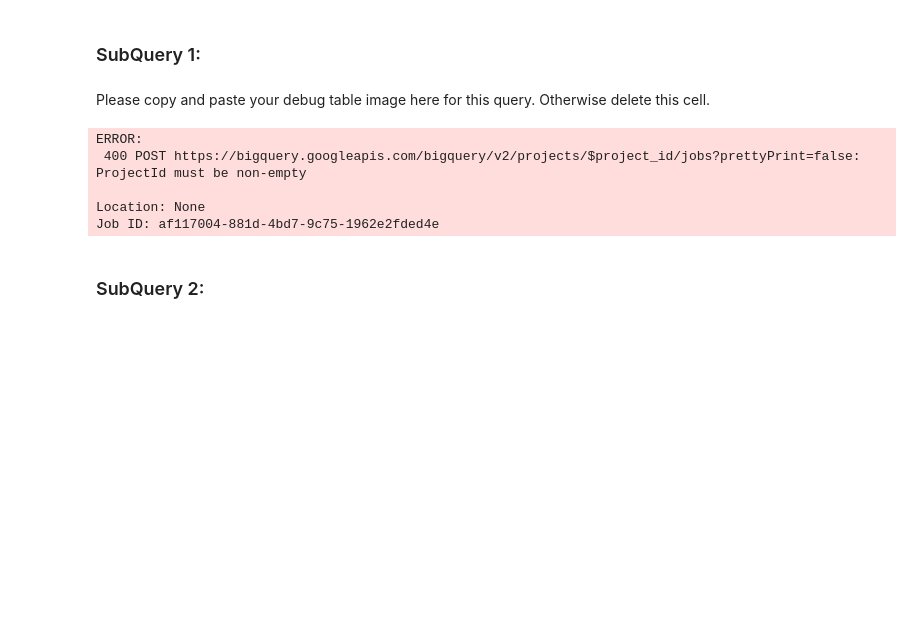
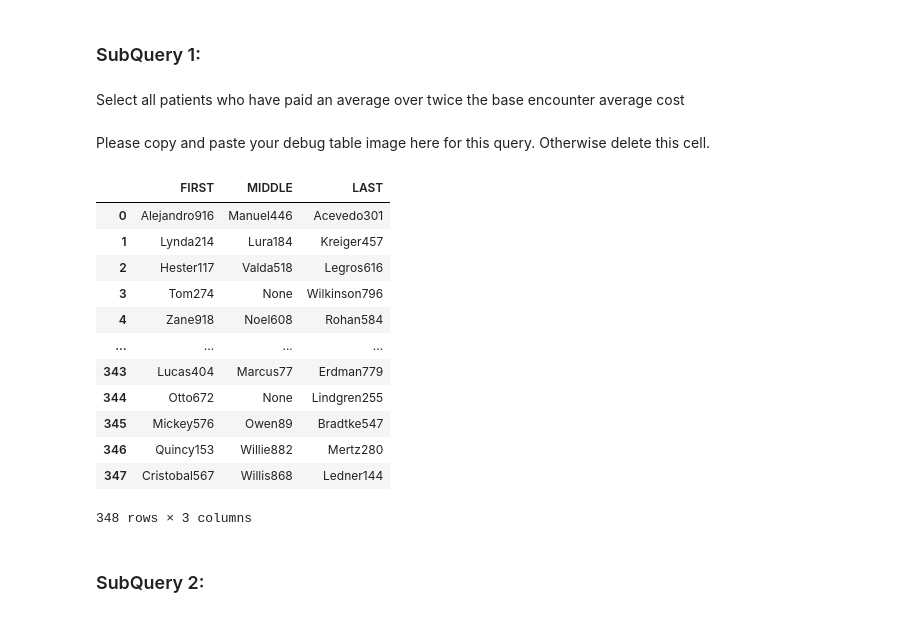
Before and after one commit to nick-allen21/synthetic_patient_analysis, a Jupyter notebook: nallen21_project1.ipynb, the cells around one changed output. Cells and saved outputs as stored; diff of their text form; code cells hidden in the pictures; blank space fills up the shorter version.

Commit message:
Wrote first two subqueries

```diff
--- a/nallen21_project1.ipynb
+++ b/nallen21_project1.ipynb
@@ -271,22 +271,36 @@ Debug Tabls for the following queries:
 2 queries with scoped variables
 # %% [markdown]
 ### SubQuery 1:
+# %% [markdown]
+Select all patients who have paid an average over twice the base encounter average cost
 # %% [markdown]
 Please copy and paste your debug table image here for this query. Otherwise delete this cell.
-# %%
-# write code here
-%%bigquery --project $project_id
-# make sure you have the header above for each SQL cell
-
-# here's an example of a SQL query using the NCAA basketball dataset in bigquery-public-data
-SELECT id, market, name, mascot, mascot_name
-FROM `bigquery-public-data.ncaa_basketball.mascots`
-LIMIT 5;
-# %% [output]
-ERROR:
- 400 POST https://bigquery.googleapis.com/bigquery/v2/projects/$project_id/jobs?prettyPrint=false: ProjectId must be non-empty
-
-Location: None
-Job ID: af117004-881d-4bd7-9c75-1962e2fded4e
+# %%
+query = f"""
+SELECT DISTINCT p.FIRST, p.MIDDLE, p.LAST
+FROM `{PROJECT_ID}.{DATASET_ID}.patients_ext` p
+LEFT JOIN `{PROJECT_ID}.{DATASET_ID}.encounters_ext` e on p.Id = e.PATIENT
+WHERE e.BASE_ENCOUNTER_COST > (
+  SELECT AVG(e2.BASE_ENCOUNTER_COST) * 2 AS double_avg_cost
+  FROM `{PROJECT_ID}.{DATASET_ID}.encounters_ext` AS e2
+  WHERE e2.PATIENT = p.Id -- correlated to outer query, uses the patient id from the outer query
+)
+"""
+df = bq_client.query(query).to_dataframe()
+display(df)
+# %% [output]
+|  | FIRST | MIDDLE | LAST |
+| 0 | Alejandro916 | Manuel446 | Acevedo301 |
+| 1 | Lynda214 | Lura184 | Kreiger457 |
+| 2 | Hester117 | Valda518 | Legros616 |
+| 3 | Tom274 | None | Wilkinson796 |
+| 4 | Zane918 | Noel608 | Rohan584 |
+| ... | ... | ... | ... |
+| 343 | Lucas404 | Marcus77 | Erdman779 |
+| 344 | Otto672 | None | Lindgren255 |
+| 345 | Mickey576 | Owen89 | Bradtke547 |
+| 346 | Quincy153 | Willie882 | Mertz280 |
+| 347 | Cristobal567 | Willis868 | Ledner144 |
+348 rows × 3 columns
 # %% [markdown]
 ### SubQuery 2:
```
Also changed, not shown: parts of 2 cells of this notebook.
